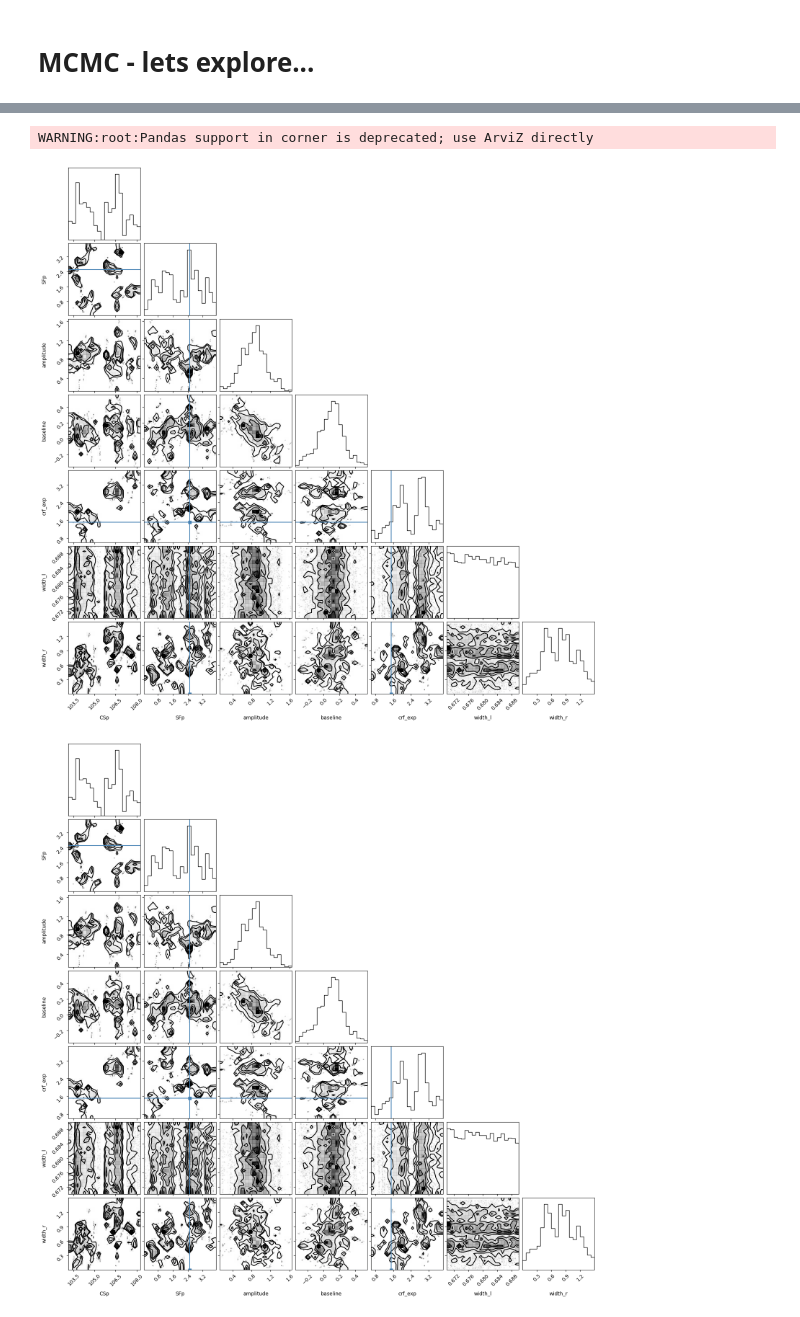
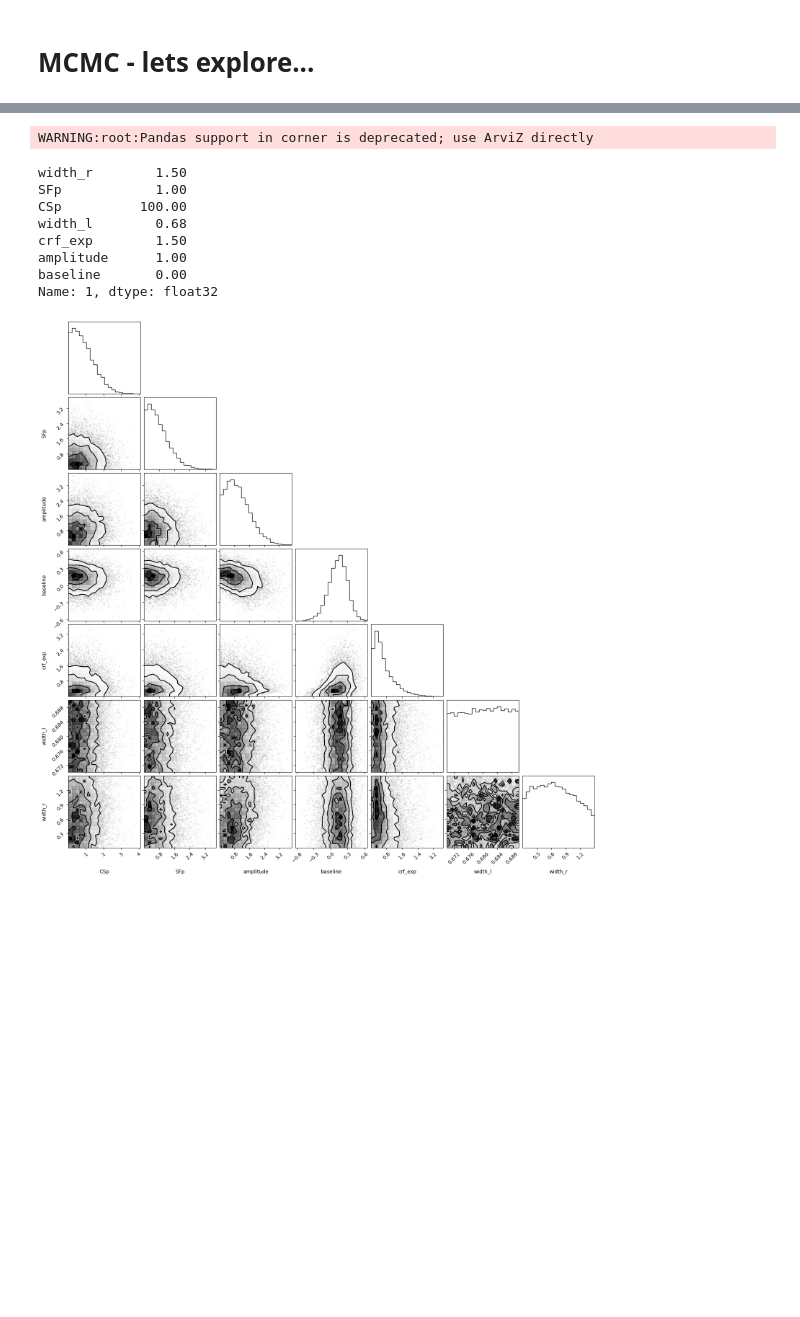
Before and after one commit to mdaghlian/braincoder_bprf, a Jupyter notebook: notebooks/CSENF_mcmc.ipynb, the cells around one changed output, grey strips where cells are left out. Cells and saved outputs as stored; diff of their text form; code cells hidden in the pictures; blank space fills up the shorter version.

```diff
--- a/notebooks/CSENF_mcmc.ipynb
+++ b/notebooks/CSENF_mcmc.ipynb
@@ -30,7 +33,7 @@ parameters = pd.DataFrame({
     'width_l'           : np.array([   0.68,   0.68,   0.68,   0.68,]), #
     'crf_exp'           : np.array([   1.50,   1.50,   2.50,   3.00,]), # [CRF parameter]
     'amplitude'         : np.array([   1.00,   1.00,   1.00,   2.00,]), # [fMRI parameters]
-    'baseline'          : np.array([   0.00,   0.00,   1.00,   0.00,]), #
+    'baseline'          : np.array([   0.00,   0.00,   0.00,   0.00,]), #
     # 'hrf_1'             : np.array([   1.00,   1.00,   1.00,   1.00,]), #
     # 'hrf_2'             : np.array([   0.00,   0.00,   0.00,   0.00,]), #
     }).astype('float32')
@@ -143,6 +123,0 @@ tf.Tensor(-201.88747, shape=(), dtype=float32)
-# %%
-a = fitter.fit(
-    num_results=10000,
-    init_pars=init_pars, #ols_pars,
-    # fixed_pars={'baseline' : 0.0}
-)
@@ -210,12 +176,21 @@ for p in a.keys():
 # %%
 import corner as corner
-corner.corner(
-    a.iloc[5000:,:], truths=parameters.iloc[0,:].T
+_ = corner.corner(
+    fitter.mcmc_sampler[1].iloc[500:,:],# truths=parameters.iloc[0,:].T
+    # truths=parameters.iloc[1,:]
 )
+print(parameters.iloc[1,:])
 # corner.overplot_points(
 #     plt.gcf(), parameters.iloc[0,:],
 # )
 # %% [output]
 WARNING:root:Pandas support in corner is deprecated; use ArviZ directly
+width_r        1.50
+SFp            1.00
+CSp          100.00
+width_l        0.68
+crf_exp        1.50
+amplitude      1.00
+baseline       0.00
+Name: 1, dtype: float32
-[figure, old version]
+[figure, new version]
-[figure, removed]
```
Also changed, not shown: parts of 21 cells of this notebook, 7 other files.
